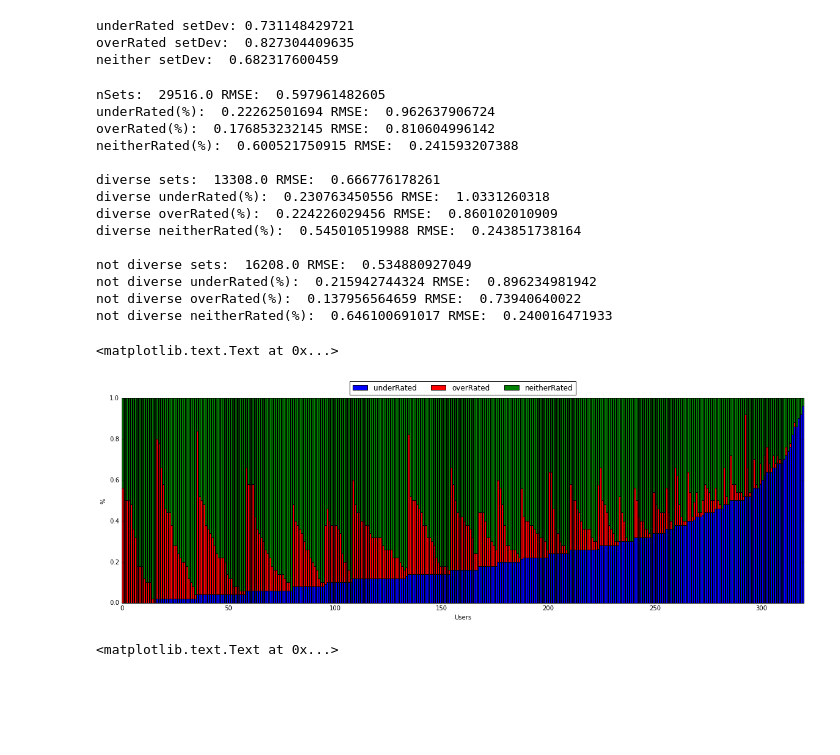
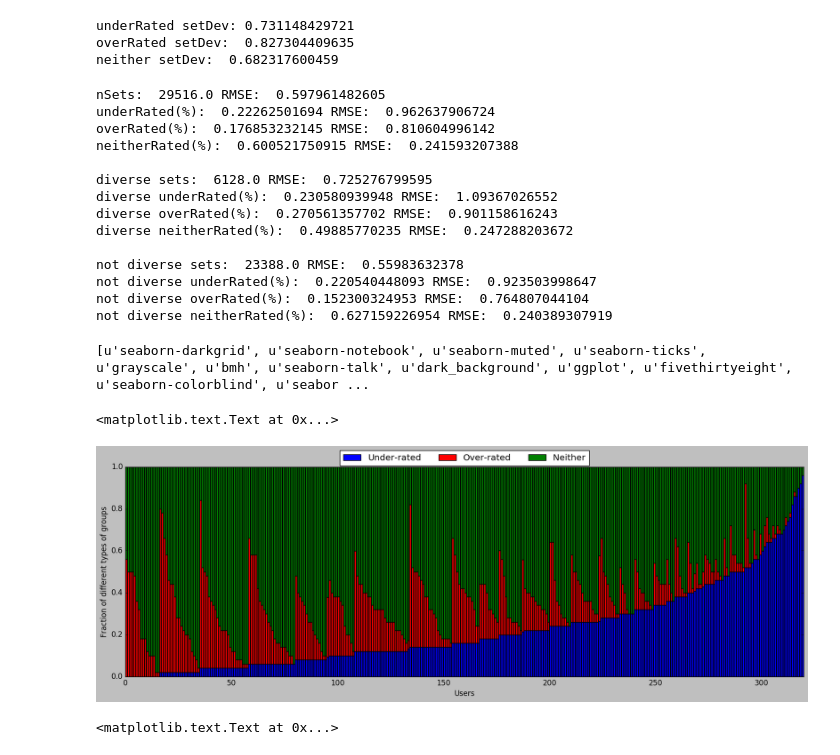
Before and after one commit to mohit-shrma/setrec, a Jupyter notebook: python/grouplens/Grouplens2.ipynb, the cells around one changed output. Drawn from its saved outputs; the diff is of its cells as text; code cells hidden in the pictures; blank space fills up the shorter version.

Commit message:
updated notebook with plots

```diff
--- a/python/grouplens/Grouplens2.ipynb
+++ b/python/grouplens/Grouplens2.ipynb
@@ -285,7 +286,7 @@ for user, setRatings in uSetRatings.iteritems():
             nNeitherRatedSets += 1
             neitherRatedRMSE += seDiff
 
-        if setDev >= 0.7:
+        if setDev >= 1:
             #set has polarized ratings
             nDiverseSets += 1
             diverseRMSE += seDiff
@@ -333,15 +334,15 @@ underRated(%):  0.22262501694 RMSE:  0.962637906724
 overRated(%):  0.176853232145 RMSE:  0.810604996142
 neitherRated(%):  0.600521750915 RMSE:  0.241593207388
 
-diverse sets:  13308.0 RMSE:  0.666776178261
-diverse underRated(%):  0.230763450556 RMSE:  1.0331260318
-diverse overRated(%):  0.224226029456 RMSE:  0.860102010909
-diverse neitherRated(%):  0.545010519988 RMSE:  0.243851738164
+diverse sets:  6128.0 RMSE:  0.725276799595
+diverse underRated(%):  0.230580939948 RMSE:  1.09367026552
+diverse overRated(%):  0.270561357702 RMSE:  0.901158616243
+diverse neitherRated(%):  0.49885770235 RMSE:  0.247288203672
 
-not diverse sets:  16208.0 RMSE:  0.534880927049
-not diverse underRated(%):  0.215942744324 RMSE:  0.896234981942
-not diverse overRated(%):  0.137956564659 RMSE:  0.73940640022
-not diverse neitherRated(%):  0.646100691017 RMSE:  0.240016471933
+not diverse sets:  23388.0 RMSE:  0.55983632378
+not diverse underRated(%):  0.220540448093 RMSE:  0.923503998647
+not diverse overRated(%):  0.152300324953 RMSE:  0.764807044104
+not diverse neitherRated(%):  0.627159226954 RMSE:  0.240389307919
 # %%
 uSetPc = {}
 for user, setRatings in uSetRatings.iteritems():
@@ -372,32 +373,36 @@ for user, pcs in uSetPc.iteritems():
     overRatedPc.append(pcs[1])
     neitherRatedPc.append(pcs[2])
     pcTuples.append((pcs[0], pcs[1], pcs[2]))
+print(plt.style.available)
+# %% [output]
+[u'seaborn-darkgrid', u'seaborn-notebook', u'seaborn-muted', u'seaborn-ticks', u'grayscale', u'bmh', u'seaborn-talk', u'dark_background', u'ggplot', u'fivethirtyeight', u'seaborn-colorblind', u'seabor ...
 # %%
 pcTuples.sort(key = lambda tup: tup[1])
 pcTuples.sort(key = lambda tup: tup[2])
 pcTuples.sort(key = lambda tup: tup[0])
 
 nUsers = len(pcTuples)
 x = range(nUsers)
 underRatedPcs = []
 overRatedPcs = []
 neitherRatedPcs = []
 
 for pcTuple in pcTuples:
     underRatedPcs.append(pcTuple[0])
     overRatedPcs.append(pcTuple[1])
     neitherRatedPcs.append(pcTuple[2])
 f = plt.figure(figsize = (20,6))
-plt.bar(x, underRatedPcs, color = 'b', label='underRated')
-plt.bar(x, overRatedPcs, color = 'r', bottom = underRatedPcs, label='overRated')
-plt.bar(x, neitherRatedPcs, color='g', bottom = [i+j  for i,j in zip(underRatedPcs, overRatedPcs)], label='neitherRated')
+
+plt.bar(x, underRatedPcs, color = 'b', label='Under-rated')
+plt.bar(x, overRatedPcs, color = 'r', bottom = underRatedPcs, label='Over-rated')
+plt.bar(x, neitherRatedPcs, color='g', bottom = [i+j  for i,j in zip(underRatedPcs, overRatedPcs)], label='Neither')
 plt.axis("tight")
 plt.legend(loc=9, bbox_to_anchor=(0.5, 1.1), ncol=3)
 plt.xlabel('Users')
-plt.ylabel('%')
+plt.ylabel('Fraction of different types of groups')
 # %% [output]
 <matplotlib.text.Text at 0x...>
-[figure, old version]
+[figure, new version]
 # %%
 pcTuples.sort(key = lambda tup: tup[0])
 pcTuples.sort(key = lambda tup: tup[2])
```
Also changed, not shown: parts of 62 cells of this notebook.
